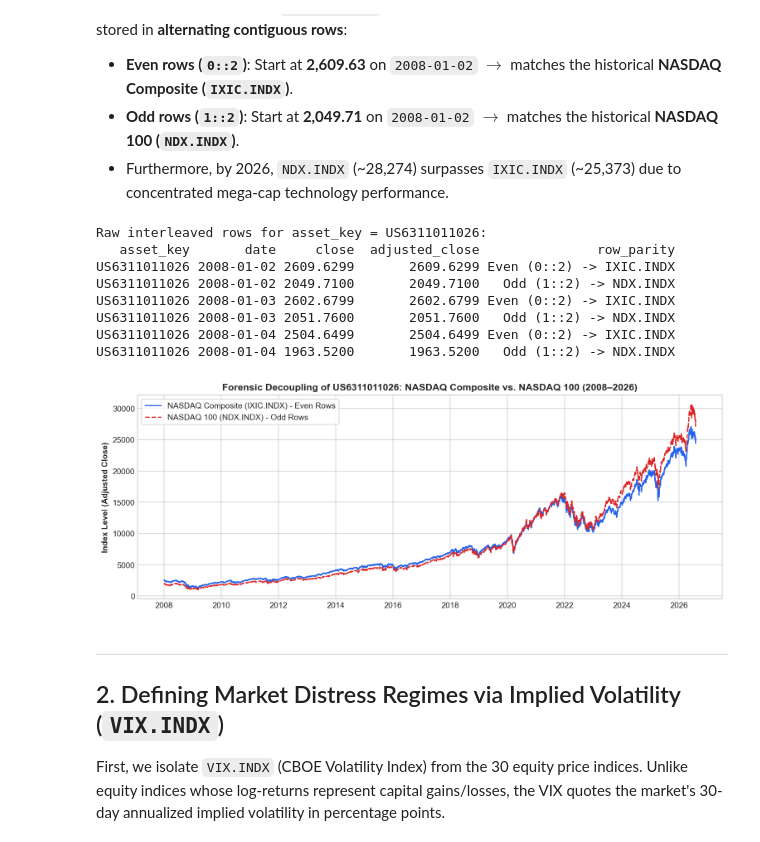
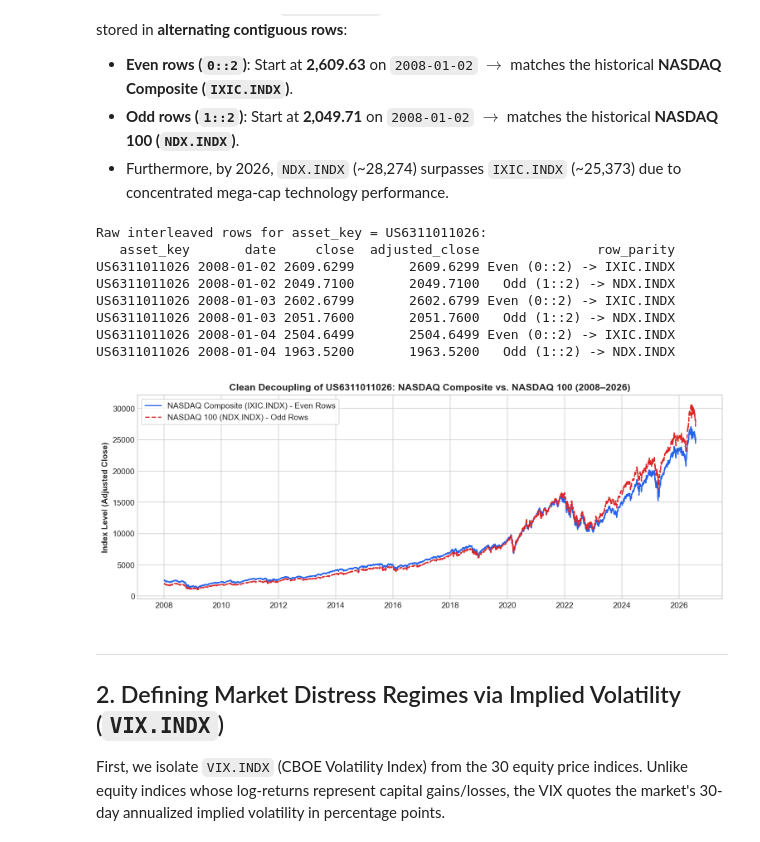
Before and after one commit to jusefek/FlatexDegiro, a Jupyter notebook: EDA_Risk_and_Index_Analysis.ipynb, the cells around one changed output. Saved outputs shown, nothing was run; the diff lists cells and outputs as text; code cells hidden in the pictures.

Commit message:
Refactor: Naturalize tone by removing buzzwords ('forensic', 'executive') across all files

```diff
--- a/EDA_Risk_and_Index_Analysis.ipynb
+++ b/EDA_Risk_and_Index_Analysis.ipynb
@@ -71,35 +71,35 @@ Inspecting the raw rows for `US6311011026` on the exact same dates shows that bo
 # %%
 # Inspect the first 6 rows of US6311011026 in price_hist.parquet
 nasdaq_raw = raw_prices[raw_prices["asset_key"] == "US6311011026"].head(6).copy()
 nasdaq_raw["row_parity"] = ["Even (0::2) -> IXIC.INDX" if i % 2 == 0 else "Odd (1::2) -> NDX.INDX" for i in range(len(nasdaq_raw))]
 print("Raw interleaved rows for asset_key = US6311011026:")
 display_cols = ["asset_key", "date", "close", "adjusted_close", "row_parity"]
 print(nasdaq_raw[display_cols].to_string(index=False))
 
 # Load cleaned & aligned matrices via our production IndexDataLoader
 loader = IndexDataLoader(dim_path=Path("dim_master.csv"), prices_path=Path("price_hist.parquet"))
 dim_df, prices_df, returns_df = loader.load_and_preprocess()
 
 # Visual verification of the decoupled NASDAQ series
 fig, ax = plt.subplots(figsize=(11, 4.2))
 idx_dates = pd.to_datetime(prices_df.index)
 ax.plot(idx_dates, prices_df["IXIC.INDX"], label="NASDAQ Composite (IXIC.INDX) - Even Rows", color="#2563EB", lw=1.5)
 ax.plot(idx_dates, prices_df["NDX.INDX"], label="NASDAQ 100 (NDX.INDX) - Odd Rows", color="#DC2626", lw=1.5, linestyle="--")
-ax.set_title("Forensic Decoupling of US6311011026: NASDAQ Composite vs. NASDAQ 100 (2008–2026)", fontsize=12, fontweight="bold")
+ax.set_title("Clean Decoupling of US6311011026: NASDAQ Composite vs. NASDAQ 100 (2008–2026)", fontsize=12, fontweight="bold")
 ax.set_ylabel("Index Level (Adjusted Close)", fontweight="bold")
 ax.legend(frameon=True, facecolor="white")
 plt.tight_layout()
 plt.show()
 # %% [output]
 Raw interleaved rows for asset_key = US6311011026:
    asset_key       date     close  adjusted_close               row_parity
 US6311011026 2008-01-02 2609.6299       2609.6299 Even (0::2) -> IXIC.INDX
 US6311011026 2008-01-02 2049.7100       2049.7100   Odd (1::2) -> NDX.INDX
 US6311011026 2008-01-03 2602.6799       2602.6799 Even (0::2) -> IXIC.INDX
 US6311011026 2008-01-03 2051.7600       2051.7600   Odd (1::2) -> NDX.INDX
 US6311011026 2008-01-04 2504.6499       2504.6499 Even (0::2) -> IXIC.INDX
 US6311011026 2008-01-04 1963.5200       1963.5200   Odd (1::2) -> NDX.INDX
-[figure, old version]
+[figure, new version]
 # %% [markdown]
 ---
 <a id="section-2"></a>
```
Also changed, not shown: parts of 4 cells of this notebook, 4 other files.
